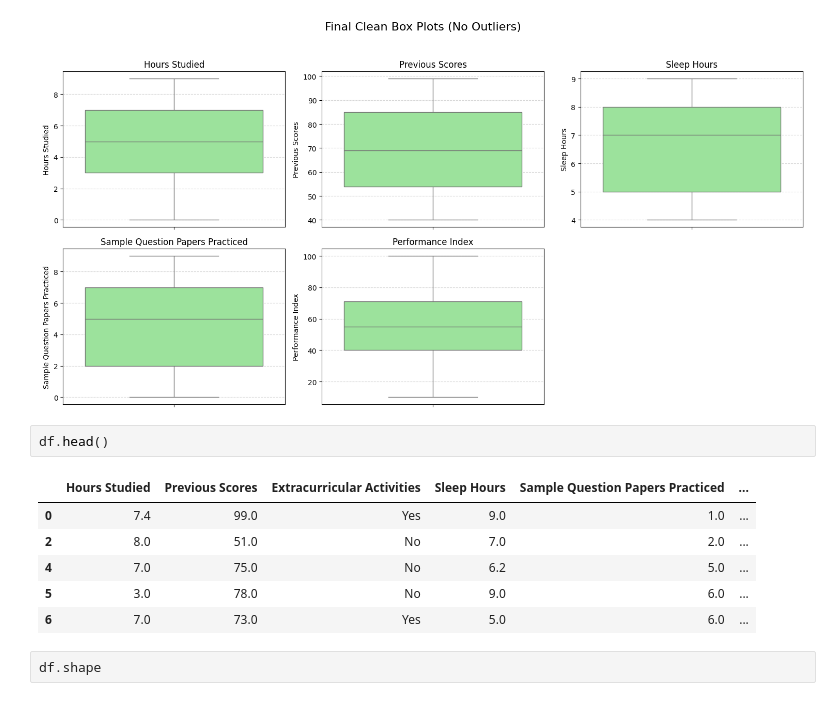
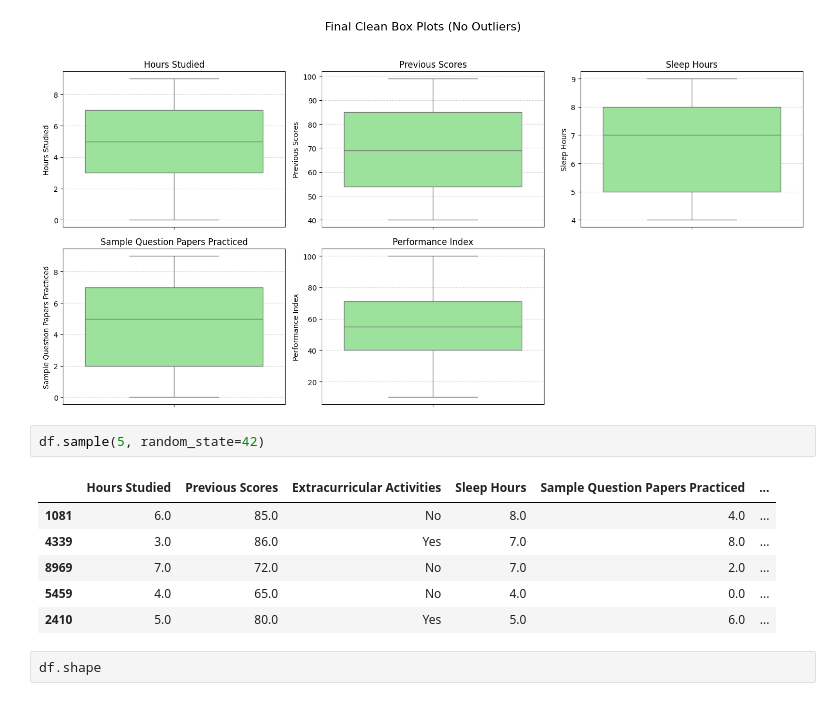
Before and after one commit to AhSanC25/Machine_Learning_Project, a Jupyter notebook: ML project.ipynb, the cells around one changed output. Drawn from its saved outputs; the diff is of its cells as text.

```diff
--- a/ML project.ipynb
+++ b/ML project.ipynb
@@ -1108,14 +1108,14 @@ Removed 1 statistical outliers from other columns.
 Final Dataset Size: 9996
 [figure]
 # %%
-df.head()
+df.sample(5, random_state=42)
 # %% [output]
 |  | Hours Studied | Previous Scores | Extracurricular Activities | Sleep Hours | Sample Question Papers Practiced | ... |
-| 0 | 7.4 | 99.0 | Yes | 9.0 | 1.0 | ... |
-| 2 | 8.0 | 51.0 | No | 7.0 | 2.0 | ... |
-| 4 | 7.0 | 75.0 | No | 6.2 | 5.0 | ... |
-| 5 | 3.0 | 78.0 | No | 9.0 | 6.0 | ... |
-| 6 | 7.0 | 73.0 | Yes | 5.0 | 6.0 | ... |
+| 1081 | 6.0 | 85.0 | No | 8.0 | 4.0 | ... |
+| 4339 | 3.0 | 86.0 | Yes | 7.0 | 8.0 | ... |
+| 8969 | 7.0 | 72.0 | No | 7.0 | 2.0 | ... |
+| 5459 | 4.0 | 65.0 | No | 4.0 | 0.0 | ... |
+| 2410 | 5.0 | 80.0 | Yes | 5.0 | 6.0 | ... |
 # %%
 df.shape
 # %% [output]
```
Also changed, not shown: parts of 8 cells of this notebook.
